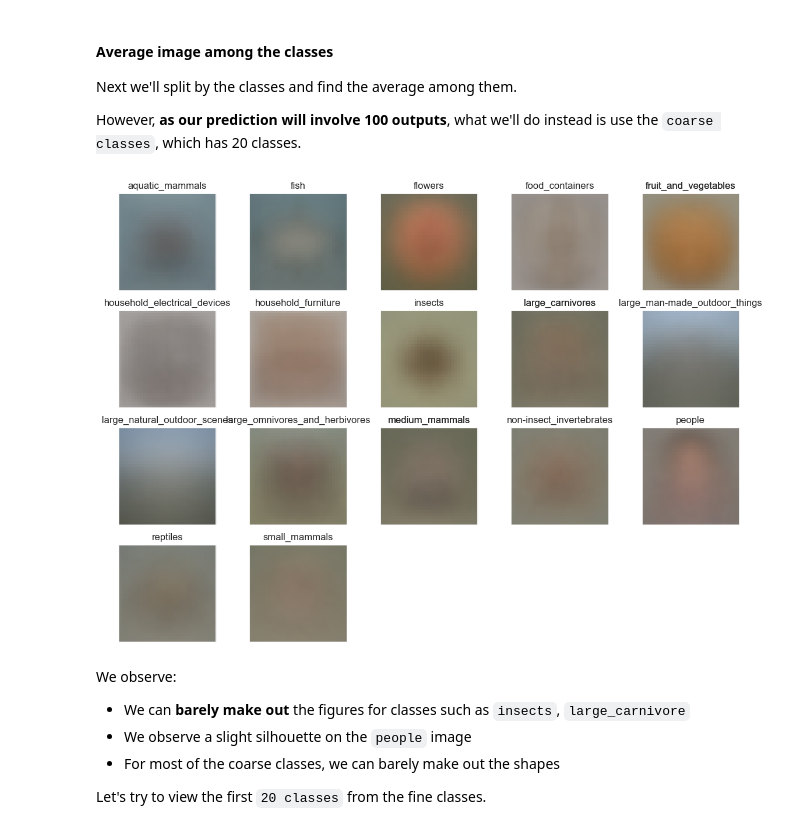
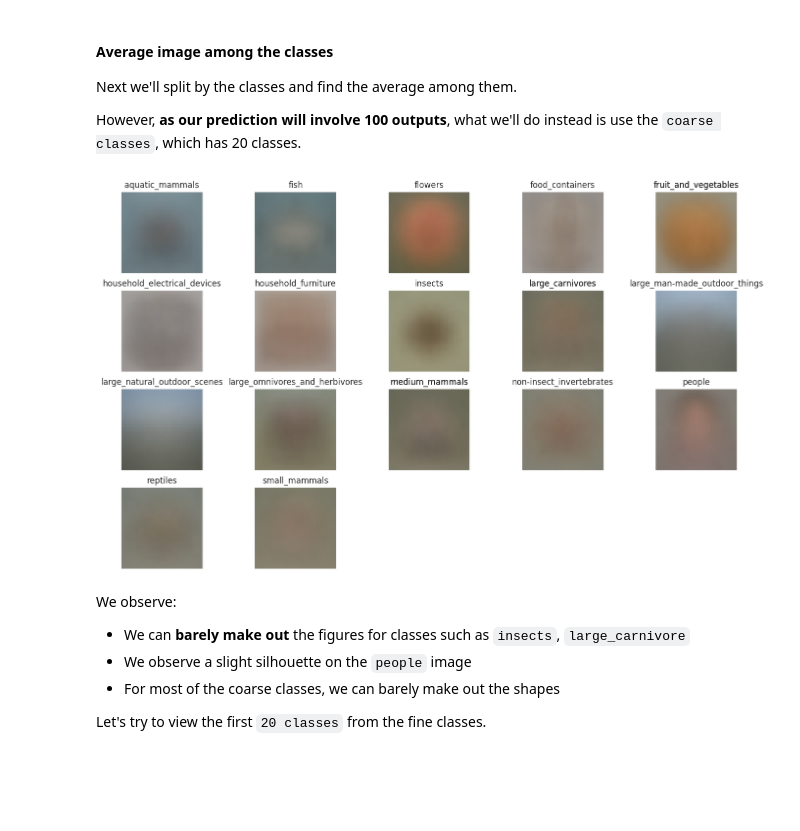
Before and after one commit to kenJPG/CIFAR100, a Jupyter notebook: cifar_100.ipynb, the cells around one changed output. Drawn from its saved outputs; the diff is of its cells as text; code cells hidden in the pictures; blank space fills up the shorter version.

```diff
--- a/cifar_100.ipynb
+++ b/cifar_100.ipynb
@@ -220,7 +252,7 @@ Label missing values: 0
 We perform some transformations such that the channels and dimensions are in the correct format.
 # %%
 temp = np.transpose(X_train.values.reshape((-1, 3, 32, 32)), axes=[0,2,3,1])
-X_train = pd.DataFrame(temp.reshape(-1, 3072))
+X_train = pd.DataFrame(X_train.values.reshape(-1, 3072))
 
 temp = np.transpose(X_test.reshape((-1, 3, 32, 32)), axes=[0,2,3,1])
-X_test = pd.DataFrame(temp.reshape(-1, 3072))
+X_test = pd.DataFrame(X_test.reshape(-1, 3072))
@@ -229,6 +259,3 @@ Additionally, we will divide every value in the dataset by 255.
-# %%
-X_train = preprocess(X_train)
-X_test = preprocess(X_test)
 # %% [markdown]
 ## Exploratory Data Analysis
 In this EDA we'll be attempting to complete the following set of objectives:
@@ -256,0 +286,2 @@ X_test.shape
+# %%
+X_train, X_val, y_train, y_val = train_test_split(X_train, y_train, test_size = 10000 / len(X_train), stratify=y_train)
@@ -257,3 +290,6 @@ X_test.shape
+# %%
+y_val_coarse = y_train_coarse.iloc[y_val.index]
+y_train_coarse = y_train_coarse.iloc[y_train.index]
 # %% [markdown]
 We'll use a validation size of <code>10000</code> to mimic the size of the test dataset. We'll also stratify on the <code>label</code> to ensure that the model we generalizes best across all
 the classes.
@@ -296,15 +353,15 @@ However, <strong>as our prediction will involve 100 outputs</strong>, what we'll
 # %%
 images = []
 titles = []
 
 for i in range(20):
 	idx = np.where((y_train_coarse.values == i))[0].flatten()
-	images.append(X_train.loc[idx].values.reshape(-1, 3, 32, 32).mean(axis=0))
+	images.append(X_train.iloc[idx].values.reshape(-1, 3, 32, 32).mean(axis=0))
 	titles.append(coarse_classes[i])
 
-imshow(images, titles, figsize = (14, 10))
+imshow(images, titles, figsize = (17, 10))
 # %% [output]
-[figure, old version]
+[figure, new version]
 # %% [markdown]
 We observe:
 <ul>
```
Also changed, not shown: parts of 111 cells of this notebook, 4 other files.
